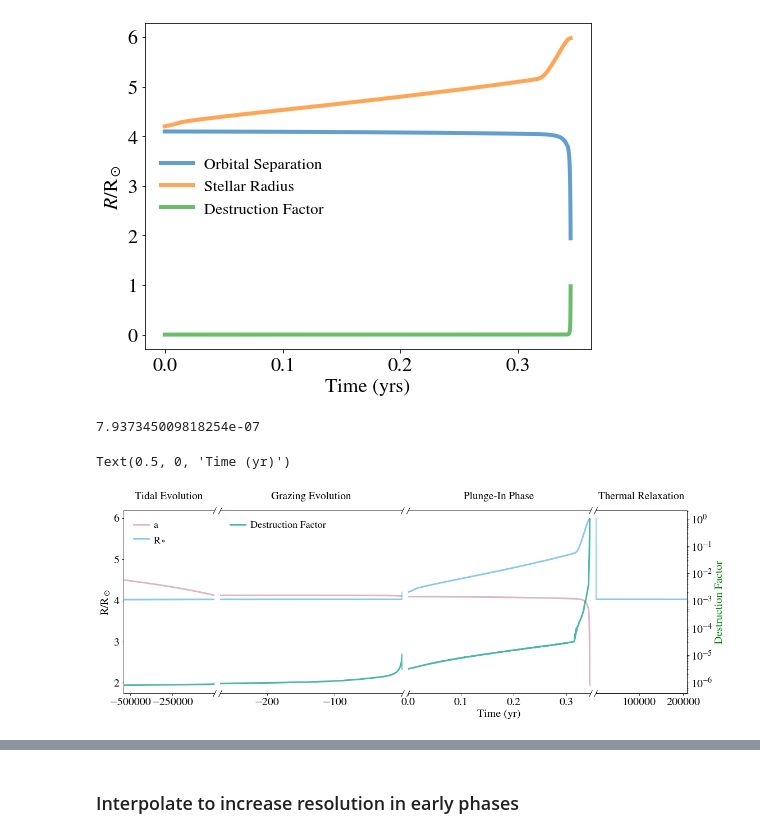
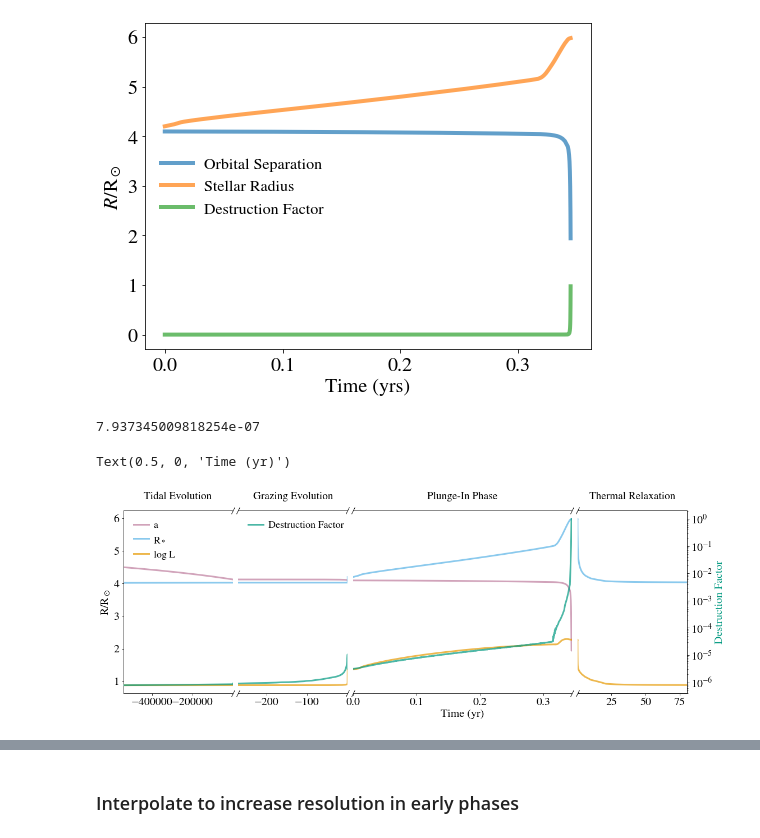
Before and after one commit to matteocantiello/planetaryengulfments, a Jupyter notebook: Dropbox (Personal)/work/engulfment/15140/paper_figures.ipynb, the cells around one changed output, grey strips where cells are left out. Drawn from its saved outputs; the diff is of its cells as text; code cells hidden in the pictures.

```diff
--- a/Dropbox (Personal)/work/engulfment/15140/paper_figures.ipynb
+++ b/Dropbox (Personal)/work/engulfment/15140/paper_figures.ipynb
@@ -221,12 +221,12 @@ print(dest[tidal][0])
 # use width_ratios to define the width of each subplot
 # depending on the range we want to plot
 f, (ax1, ax2, ax3, ax4) = plt.subplots(1, 4, sharey=True, facecolor='w',
-                                  gridspec_kw={'width_ratios': (1, 2, 2, 1)},figsize=(18,6))
+                                  gridspec_kw={'width_ratios': (1, 1, 2, 1)},figsize=(18,6))
 plt.subplots_adjust(wspace=0.04, hspace=0)
 
 ax1.plot(age,planet_location,linewidth=3,alpha=0.9,label='a',c=RED_PURPLE)
-ax2.plot(age,planet_location,linewidth=3,alpha=0.,label='a',c=RED_PURPLE)
-ax3.plot(age,planet_location,linewidth=3,alpha=0.7,label='a',c=RED_PURPLE)
+ax2.plot(age,planet_location,linewidth=3,alpha=0.9,label='a',c=RED_PURPLE)
+ax3.plot(age,planet_location,linewidth=3,alpha=0.9,label='a',c=RED_PURPLE)
 #ax4.plot(age,planet_location,linewidth=2,alpha=0.7,label=' Orbital Separation',c='black')
 
 ax1.plot(age,star_radius,linewidth=3,alpha=0.7,label=r'R$_*$',c=SKY_BLUE)
@@ -234,10 +234,15 @@ ax2.plot(age,star_radius,linewidth=3,alpha=0.7,label=r'R$_*$',c=SKY_BLUE)
 ax3.plot(age,star_radius,linewidth=3,alpha=0.7,label=r'R$_*$',c=SKY_BLUE)
 ax4.plot(age,star_radius,linewidth=3,alpha=0.7,label=r'R$_*$',c=SKY_BLUE)
 
+ax1.plot(age,logl,linewidth=3,alpha=0.7,label=r'$\log$ L',c=ORANGE)
+ax2.plot(age,logl,linewidth=3,alpha=0.7,label=r'$\log$ L',c=ORANGE)
+ax3.plot(age,logl,linewidth=3,alpha=0.7,label=r'$\log$ L',c=ORANGE)
+ax4.plot(age,logl,linewidth=3,alpha=0.7,label=r'$\log$ L',c=ORANGE)
+
 ax1.set_xlim(age[tidal][0],age[tidal][-1])  # x-axis range limited to 0 - 100
 ax2.set_xlim(age[grazing][0], age[grazing][-1])  # x-axis range limited to 250 - 300
 ax3.set_xlim(age[plungein][0], age[plungein][-1]+0.001)  # x-axis range limited to 400 - 500
-ax4.set_xlim(age[relaxation][0]+0.001, age[relaxation][-1])  # x-axis range limited to 400 - 500
+ax4.set_xlim(age[relaxation][0]+0.001, age[relaxation][0]+80)  # x-axis range limited to 400 - 500
 
 #ax1.set_xscale('log')
 #ax4.set_xscale('log')
@@ -298,31 +303,31 @@ ax3b.axis('off')
 
 #ax4b.set_ylabel(r'v$_{\rm orb}$ (km/s)', color='g')
 
 
 ax1b.plot(age,dest,linewidth=3,alpha=0.7,label=r'Destruction Factor',c=BLUE_GREEN)
 ax2b.plot(age,dest,linewidth=3,alpha=0.7,label=r'Destruction Factor',c=BLUE_GREEN)
 ax3b.plot(age,dest,linewidth=3,alpha=0.7,label=r'Destruction Factor',c=BLUE_GREEN)
 ax4b.plot(age,dest,linewidth=3,alpha=0.0,label=r'Destruction Factor',c=BLUE_GREEN)
 
 ax4b.set_ylabel('Destruction Factor', color=BLUE_GREEN)
 
 ax1b.set_yscale('log')
 ax2b.set_yscale('log')
 ax3b.set_yscale('log')
 ax4b.set_yscale('log')
 
 ax1.legend(handlelength=1.5,frameon=False,loc="upper left",fontsize=18)
 ax2b.legend(handlelength=1.5,frameon=False,loc="upper left",fontsize=18)
 
 
 ax1.set_title('Tidal Evolution')
 ax2.set_title('Grazing Evolution')
 ax3.set_title('Plunge-In Phase')
 ax4.set_title('Thermal Relaxation')
 
 ax1.set_ylabel(r'R/${\rm R}_\odot$')
 ax3.set_xlabel(r'Time (yr)')
 # %% [output]
 7.937345009818254e-07
 Text(0.5, 0, 'Time (yr)')
-[figure, old version]
+[figure, new version]
```
Also changed, not shown: parts of 10 cells of this notebook, 19 other files.
